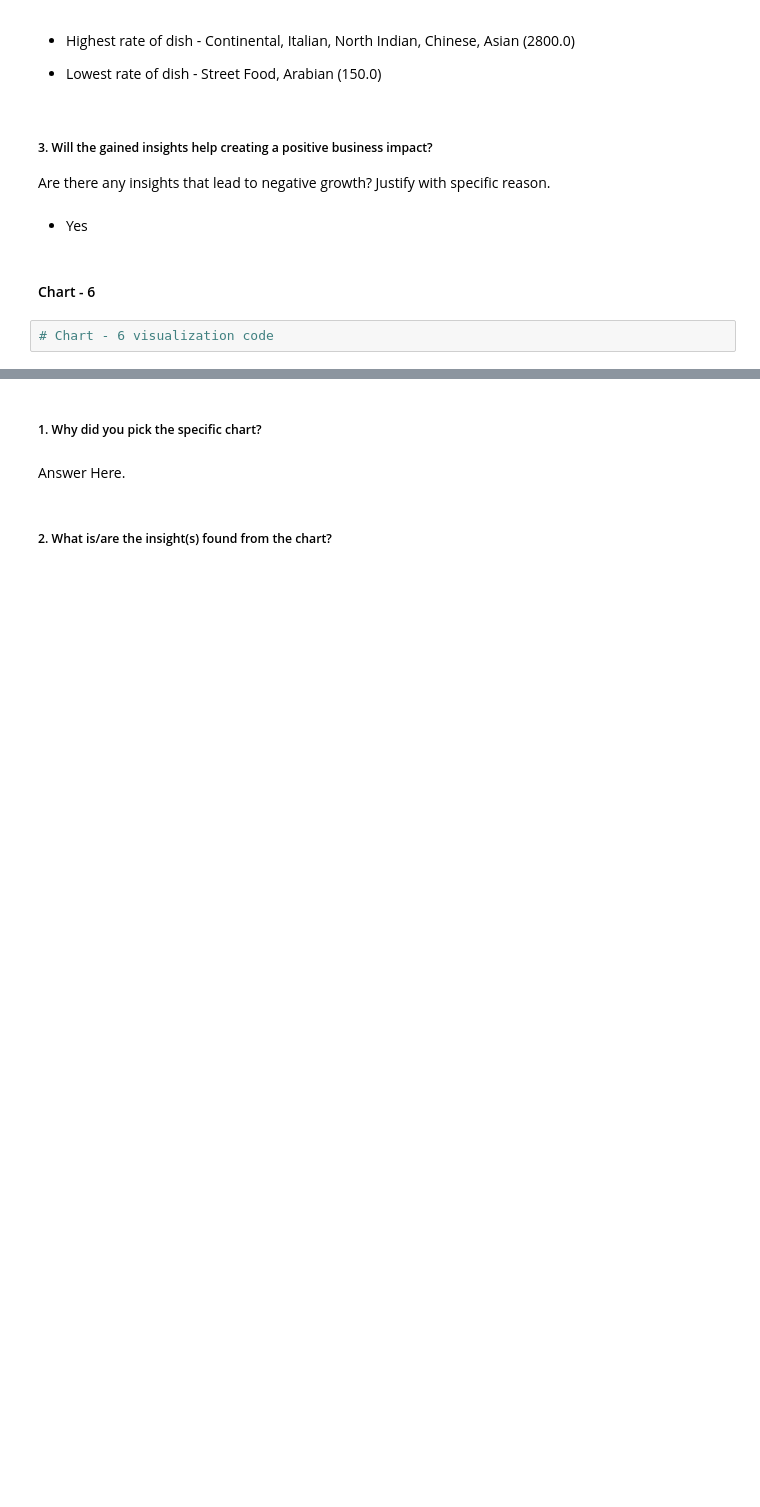
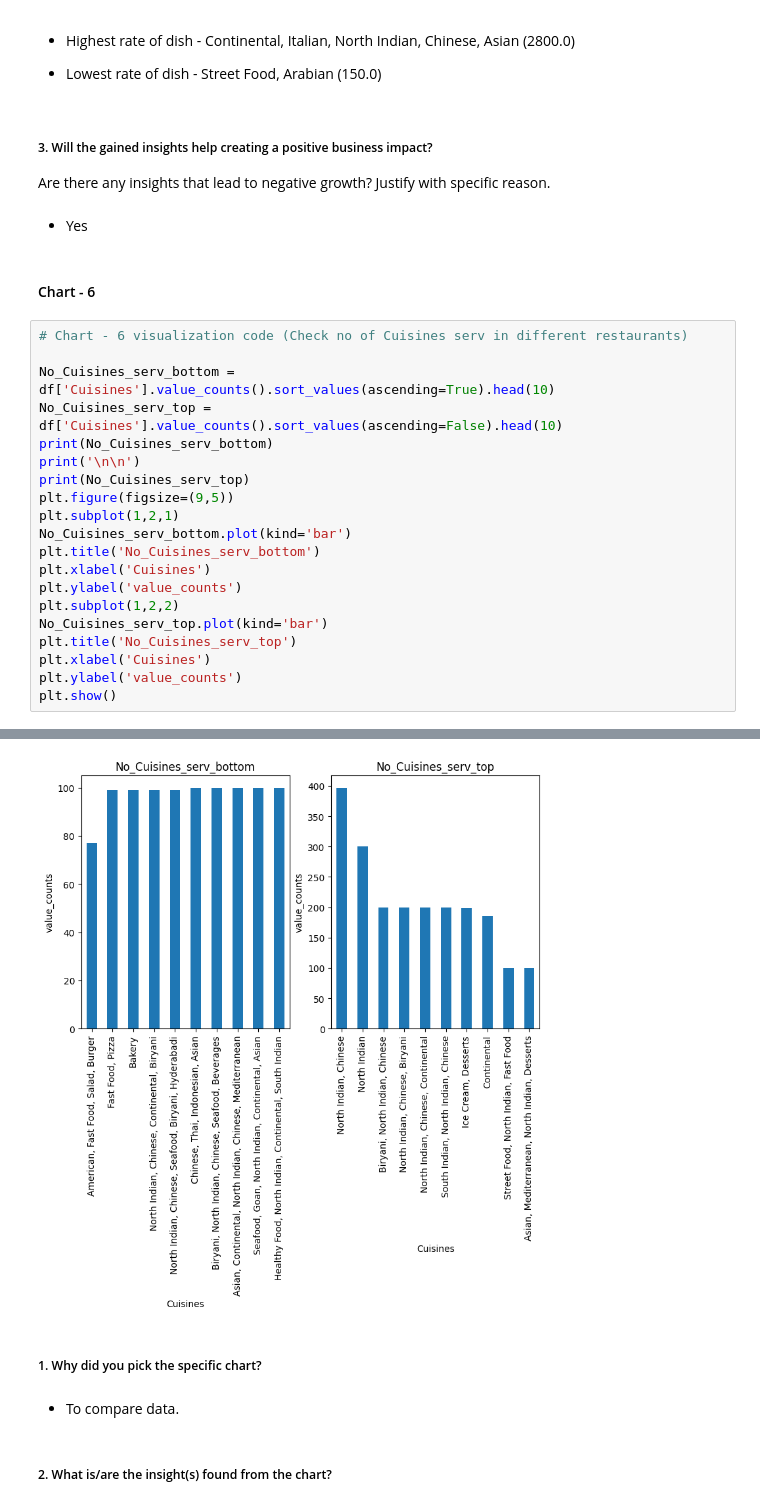
Before and after one commit to chetansgode/Zomato-Restaurant-Clustering-and-Sentiment-Analysis, a Jupyter notebook: Zomato_Restaurant_Clustering_and_Sentiment_Analysis_ML_Submission_Template.ipynb, the cells around one changed output, grey strips where cells are left out. Cells and saved outputs as stored; diff of their text form; blank space fills up the shorter version.

```diff
--- a/Zomato_Restaurant_Clustering_and_Sentiment_Analysis_ML_Submission_Template.ipynb
+++ b/Zomato_Restaurant_Clustering_and_Sentiment_Analysis_ML_Submission_Template.ipynb
@@ -704,5 +695,24 @@ Are there any insights that lead to negative growth? Justify with specific reaso
 * Yes
 # %% [markdown]
 #### Chart - 6
-# %%
-# Chart - 6 visualization code
+# %%
+# Chart - 6 visualization code (Check no of Cuisines serv in different restaurants)
+
+No_Cuisines_serv_bottom = df['Cuisines'].value_counts().sort_values(ascending=True).head(10)
+No_Cuisines_serv_top = df['Cuisines'].value_counts().sort_values(ascending=False).head(10)
+print(No_Cuisines_serv_bottom)
+print('\n\n')
+print(No_Cuisines_serv_top)
+plt.figure(figsize=(9,5))
+plt.subplot(1,2,1)
+No_Cuisines_serv_bottom.plot(kind='bar')
+plt.title('No_Cuisines_serv_bottom')
+plt.xlabel('Cuisines')
+plt.ylabel('value_counts')
+plt.subplot(1,2,2)
+No_Cuisines_serv_top.plot(kind='bar')
+plt.title('No_Cuisines_serv_top')
+plt.xlabel('Cuisines')
+plt.ylabel('value_counts')
+plt.show()
+# %% [output]
@@ -709,6 +736,7 @@ Are there any insights that lead to negative growth? Justify with specific reaso
+[figure, added]
 # %% [markdown]
 ##### 1. Why did you pick the specific chart?
-# %% [markdown]
-Answer Here.
+# %% [markdown]
+* To compare data.
 # %% [markdown]
 ##### 2. What is/are the insight(s) found from the chart?
```
Also changed, not shown: parts of 92 cells of this notebook.
